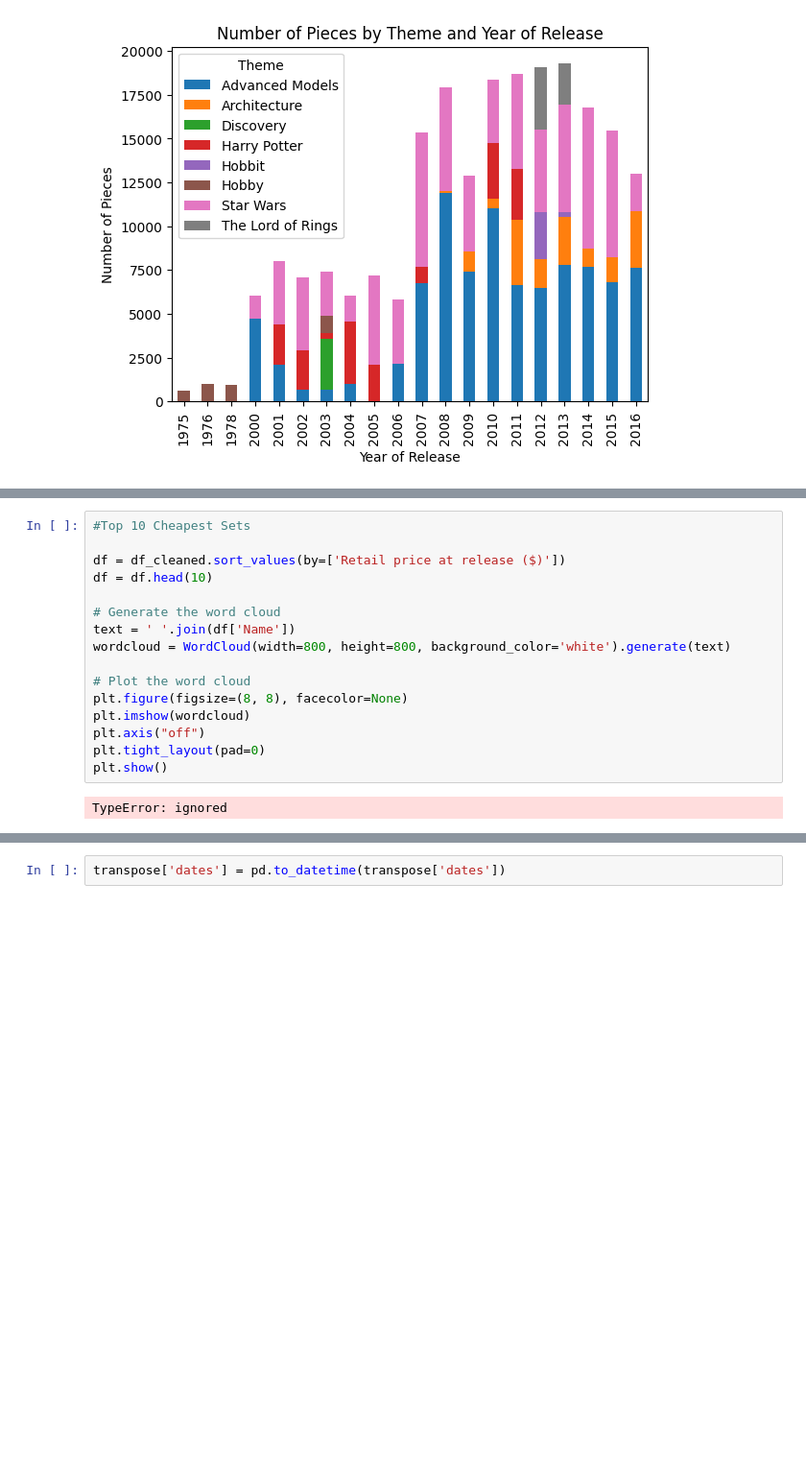
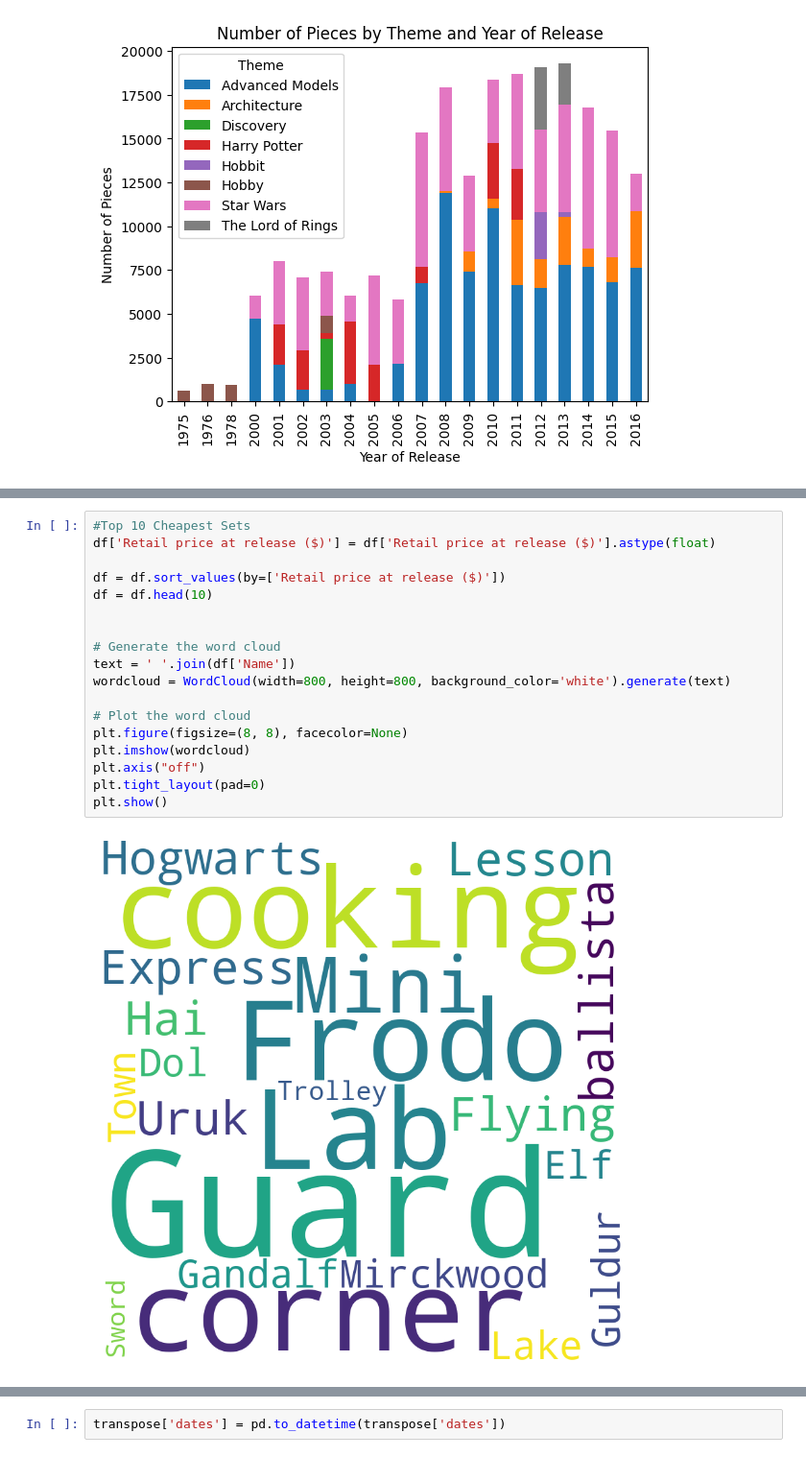
Before and after one commit to ikwabia/LEGO-SETS, a Jupyter notebook: Lego_sets.ipynb, the cells around one changed output, grey strips where cells are left out. Shown: that part at 96% size. Saved outputs shown, nothing was run; the diff lists cells and outputs as text; blank space fills up the shorter version.

```diff
--- a/Lego_sets.ipynb
+++ b/Lego_sets.ipynb
@@ -201,20 +198,22 @@ TypeError: ignored
 # %%
 #Top 10 Cheapest Sets
+df['Retail price at release ($)'] = df['Retail price at release ($)'].astype(float)
 
-df = df_cleaned.sort_values(by=['Retail price at release ($)'])
+df = df.sort_values(by=['Retail price at release ($)'])
 df = df.head(10)
+
 
 # Generate the word cloud
 text = ' '.join(df['Name'])
 wordcloud = WordCloud(width=800, height=800, background_color='white').generate(text)
 
 # Plot the word cloud
 plt.figure(figsize=(8, 8), facecolor=None)
 plt.imshow(wordcloud)
 plt.axis("off")
 plt.tight_layout(pad=0)
 plt.show()
 # %% [output]
-TypeError: ignored
+[figure, added]
 # %%
 import plotly.graph_objects as go
```
Also changed, not shown: parts of 24 cells of this notebook.
